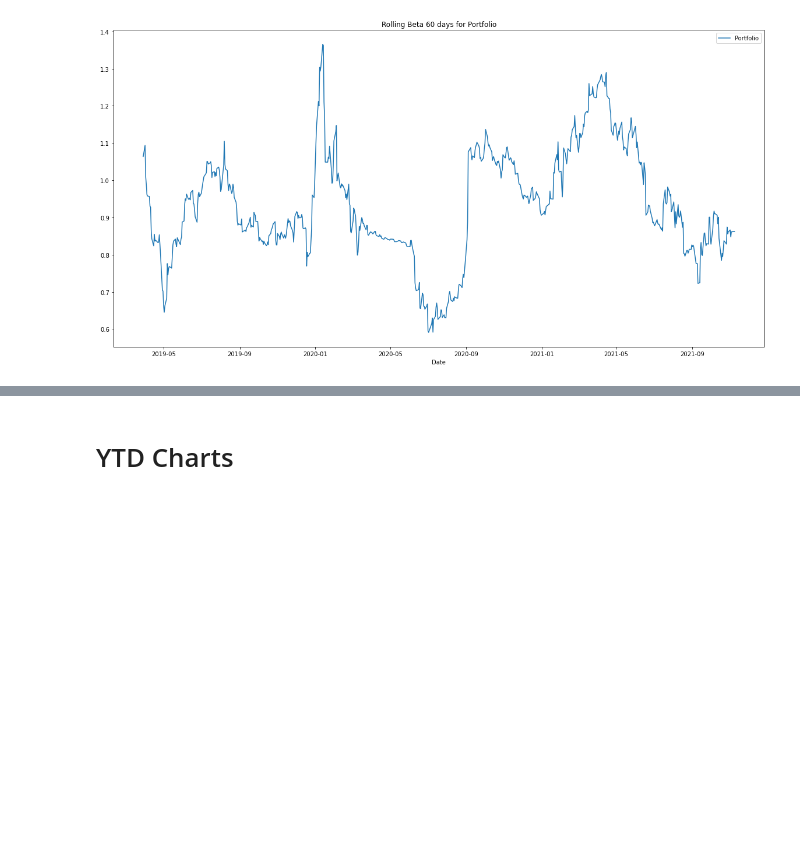
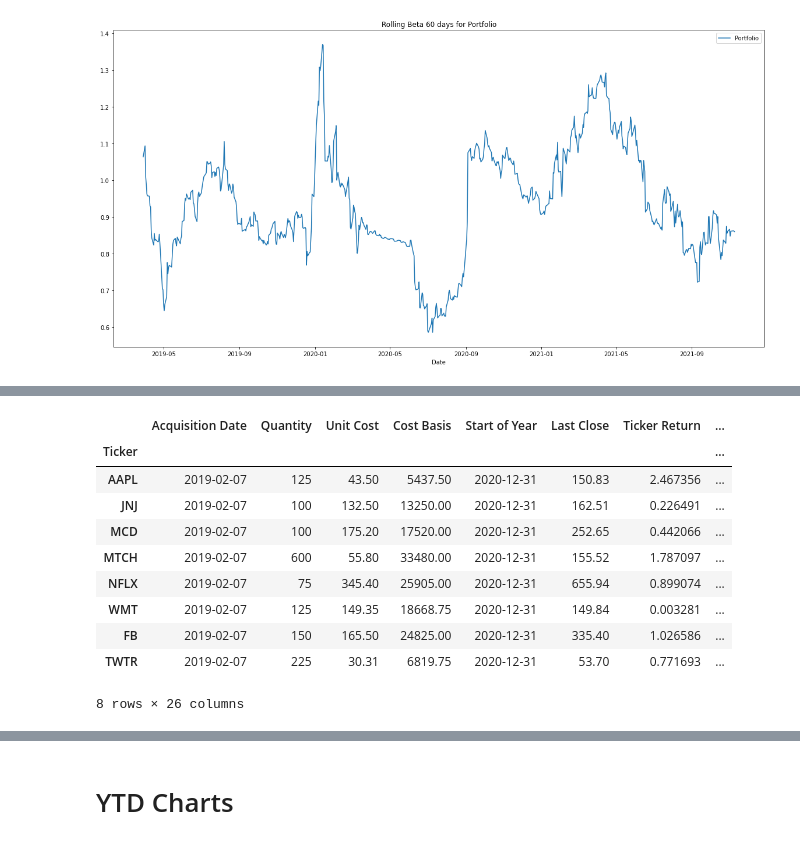
Before and after one commit to sumeetvaidya/bootcamp-project-1, a Jupyter notebook: PortfolioAnalysis.ipynb, the cells around one changed output, grey strips where cells are left out. Saved outputs shown, nothing was run; the diff lists cells and outputs as text; code cells hidden in the pictures; blank space fills up the shorter version.

Commit message:
portfolio analysis file

```diff
--- a/PortfolioAnalysis.ipynb
+++ b/PortfolioAnalysis.ipynb
@@ -406,4 +408,6 @@ merged_portfolio_sp_YTD.head()
 5 rows × 25 columns
+# %%
+merged_portfolio_sp_YTD['Current Value'] = merged_portfolio_sp_YTD['Last Close'] * merged_portfolio_sp_YTD['Quantity']
 # %% [markdown]
 # Calculate Daily Returns
 # %%
@@ -735,2 +739,16 @@ There is a 95% chance that an initial investment of $145,906.00 in the portfolio
+# %%
+merged_portfolio_sp_YTD
+# %% [output]
+|  | Acquisition Date | Quantity | Unit Cost | Cost Basis | Start of Year | Last Close | Ticker Return | ... |
+| Ticker |  |  |  |  |  |  |  | ... |
+| AAPL | 2019-02-07 | 125 | 43.50 | 5437.50 | 2020-12-31 | 150.83 | 2.467356 | ... |
+| JNJ | 2019-02-07 | 100 | 132.50 | 13250.00 | 2020-12-31 | 162.51 | 0.226491 | ... |
+| MCD | 2019-02-07 | 100 | 175.20 | 17520.00 | 2020-12-31 | 252.65 | 0.442066 | ... |
+| MTCH | 2019-02-07 | 600 | 55.80 | 33480.00 | 2020-12-31 | 155.52 | 1.787097 | ... |
+| NFLX | 2019-02-07 | 75 | 345.40 | 25905.00 | 2020-12-31 | 655.94 | 0.899074 | ... |
+| WMT | 2019-02-07 | 125 | 149.35 | 18668.75 | 2020-12-31 | 149.84 | 0.003281 | ... |
+| FB | 2019-02-07 | 150 | 165.50 | 24825.00 | 2020-12-31 | 335.40 | 1.026586 | ... |
+| TWTR | 2019-02-07 | 225 | 30.31 | 6819.75 | 2020-12-31 | 53.70 | 0.771693 | ... |
+8 rows × 26 columns
 # %%
 merged_portfolio_sp_YTD.reset_index(inplace=True)
```
Also changed, not shown: parts of 51 cells of this notebook.
